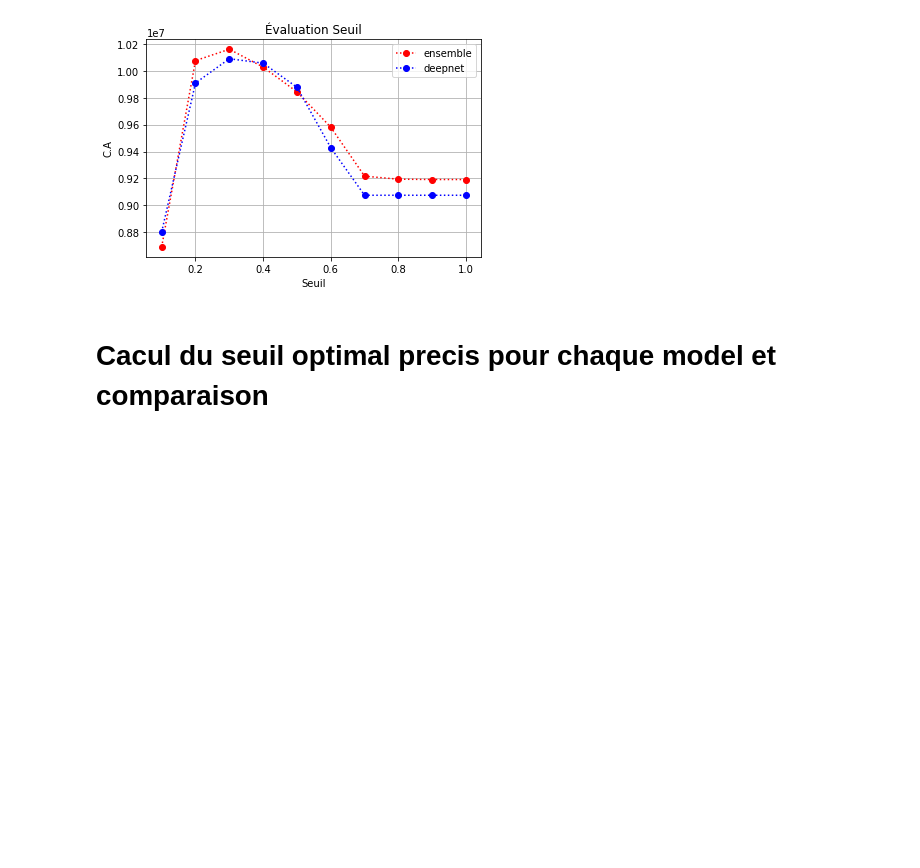
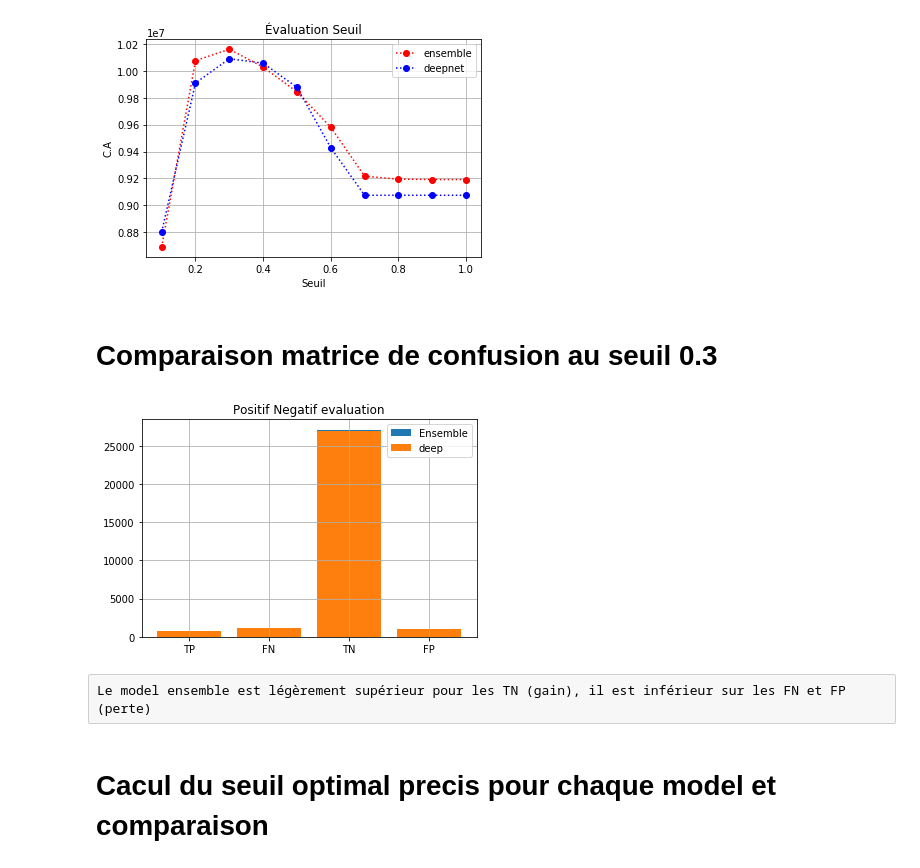
Before and after one commit to Nico-Facto/Give-me-some-credits, a Jupyter notebook: Analyse_Model_Ensemble_et_Deepnet_pour_projet_GMSC.ipynb, the cells around one changed output. Cells and saved outputs as stored; diff of their text form; code cells hidden in the pictures; blank space fills up the shorter version.

```diff
--- a/Analyse_Model_Ensemble_et_Deepnet_pour_projet_GMSC.ipynb
+++ b/Analyse_Model_Ensemble_et_Deepnet_pour_projet_GMSC.ipynb
@@ -140,6 +167,18 @@ label plot 1 : ensemble
 label plot 2 : deepnet
 Graph title : Évaluation Seuil
 [figure]
+# %% [markdown]
+# Comparaison matrice de confusion au seuil 0.3
+# %%
+from graph import rViz
+tf = read_csv('analyseEnsembleOpti.csv')
+tf2 = read_csv('analyseDeeptOpti.csv')
+
+rViz.diagr_double(tf,tf2)
+# %% [output]
+[figure, added]
+# %% [raw]
+Le model ensemble est légèrement supérieur pour les TN (gain), il est inférieur sur les FN et FP (perte)
 # %% [markdown]
 # Cacul du seuil optimal precis pour chaque model et comparaison
 # %%
```
Also changed, not shown: parts of 7 cells of this notebook, 3 other files.
